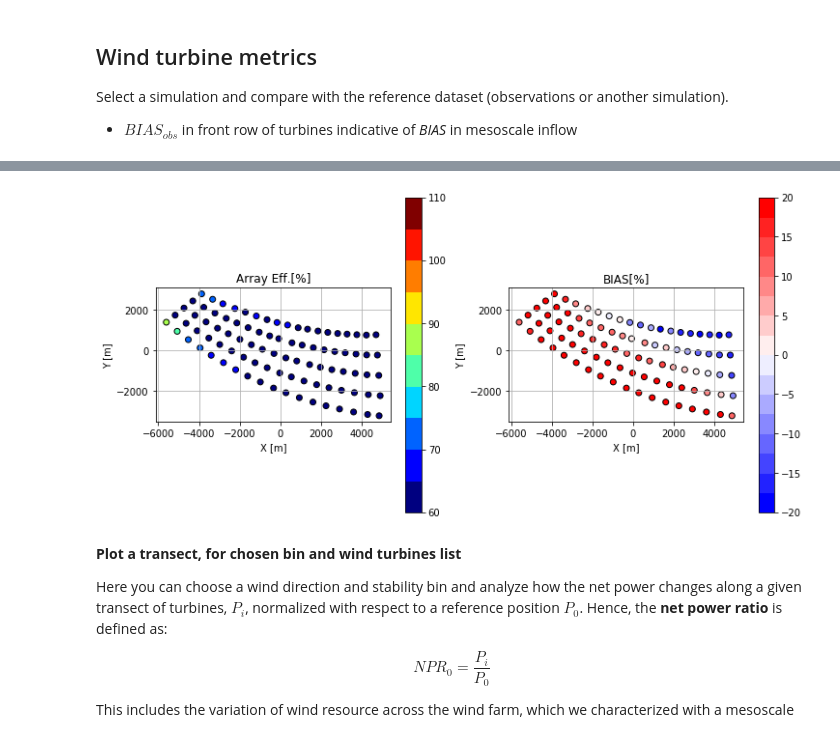
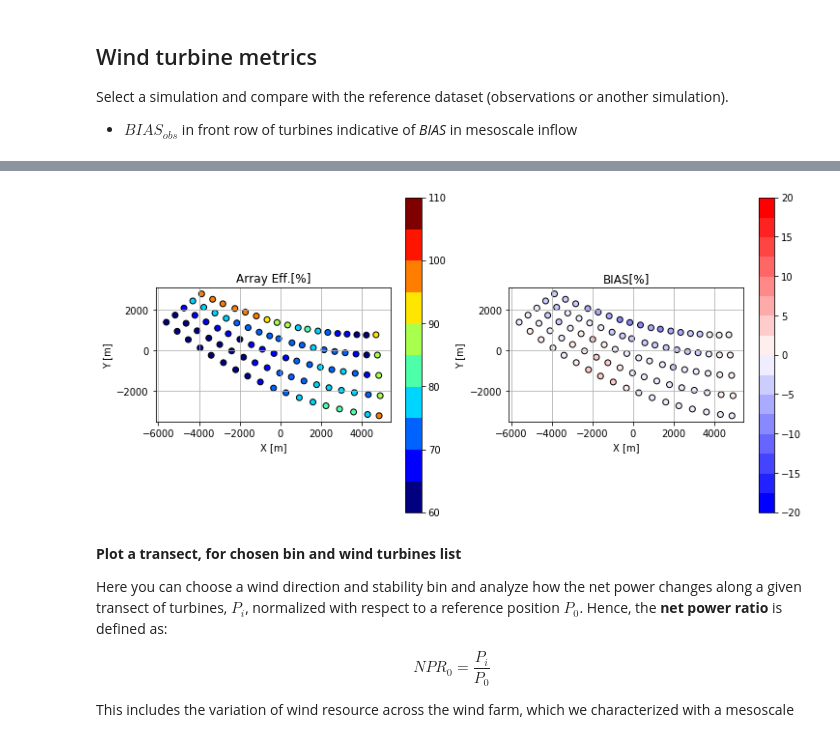
Before and after one commit to CENER-EPR/OWAbench, a Jupyter notebook: Rodsand2/Rodsand2_ArrayEfficiency.ipynb, the cells around one changed output, grey strips where cells are left out. Drawn from its saved outputs; the diff is of its cells as text; code cells hidden in the pictures.

Commit message:
Updated simulations after last meeting

```diff
--- a/Rodsand2/Rodsand2_ArrayEfficiency.ipynb
+++ b/Rodsand2/Rodsand2_ArrayEfficiency.ipynb
@@ -493,13 +483,13 @@ sims
 # %%
-sim = 'rod01b' # select simulation to plot
-WDbin = 'W' # select wind direction sector
+sim = 'rod05a' # select simulation to plot
+WDbin = 'E' # select wind direction sector
 zLbin = 'u'   # select stability
 
 data = [sim_eta_wt.loc[sim,:,WDbin,zLbin].to_pandas(),
         bias_wt.loc[sim,:,WDbin,zLbin].to_pandas()]
 plot_wf_layout(turbines['X coordinate']-x_ref, turbines['Y coordinate']-y_ref,data = data,vmin = [60,-20],vmax = [110,20])
 # %% [output]
-[figure, old version]
+[figure, new version]
 # %% [markdown]
 **Plot a transect, for chosen bin and wind turbines list**
 
```
Also changed, not shown: parts of 12 cells of this notebook, 6 other files.
